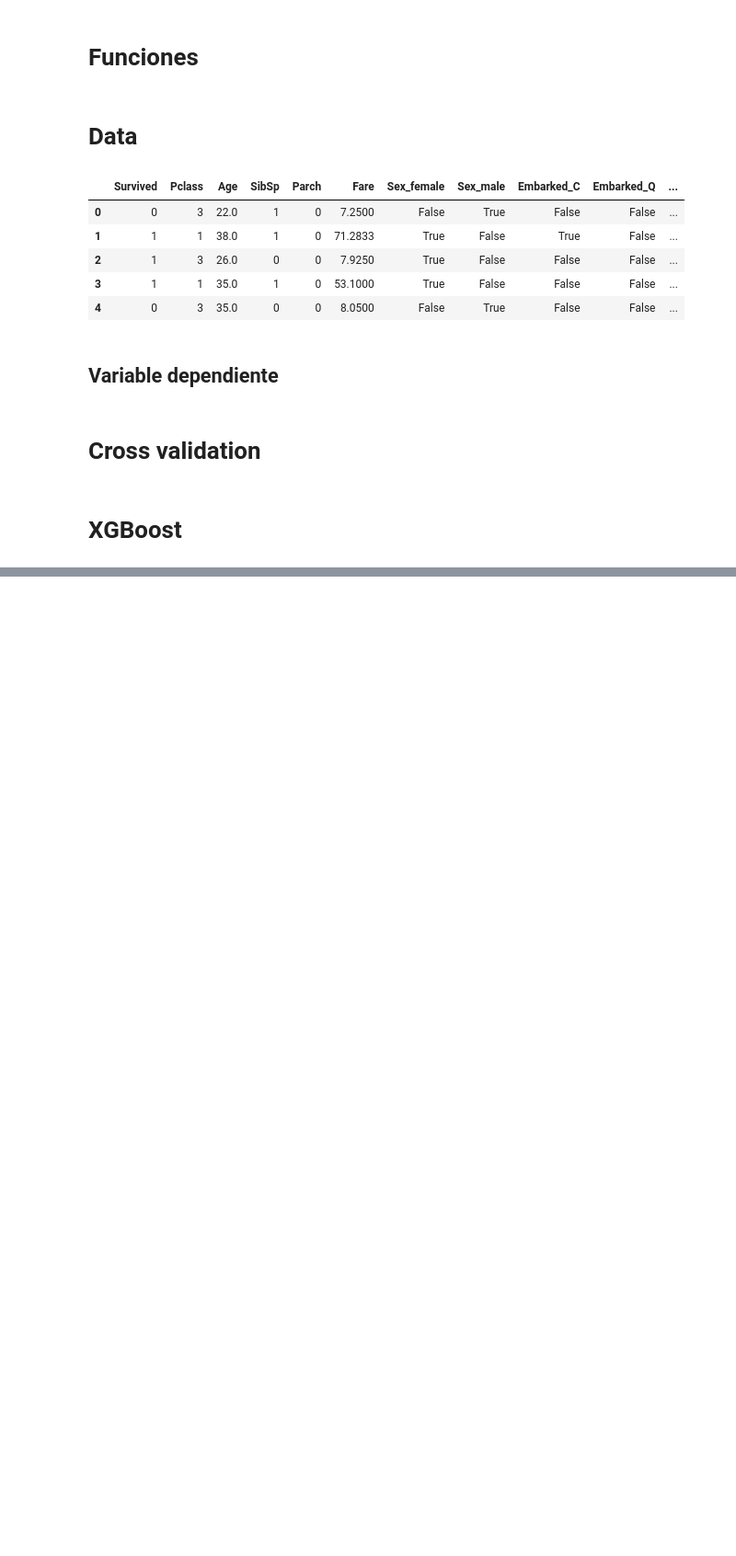
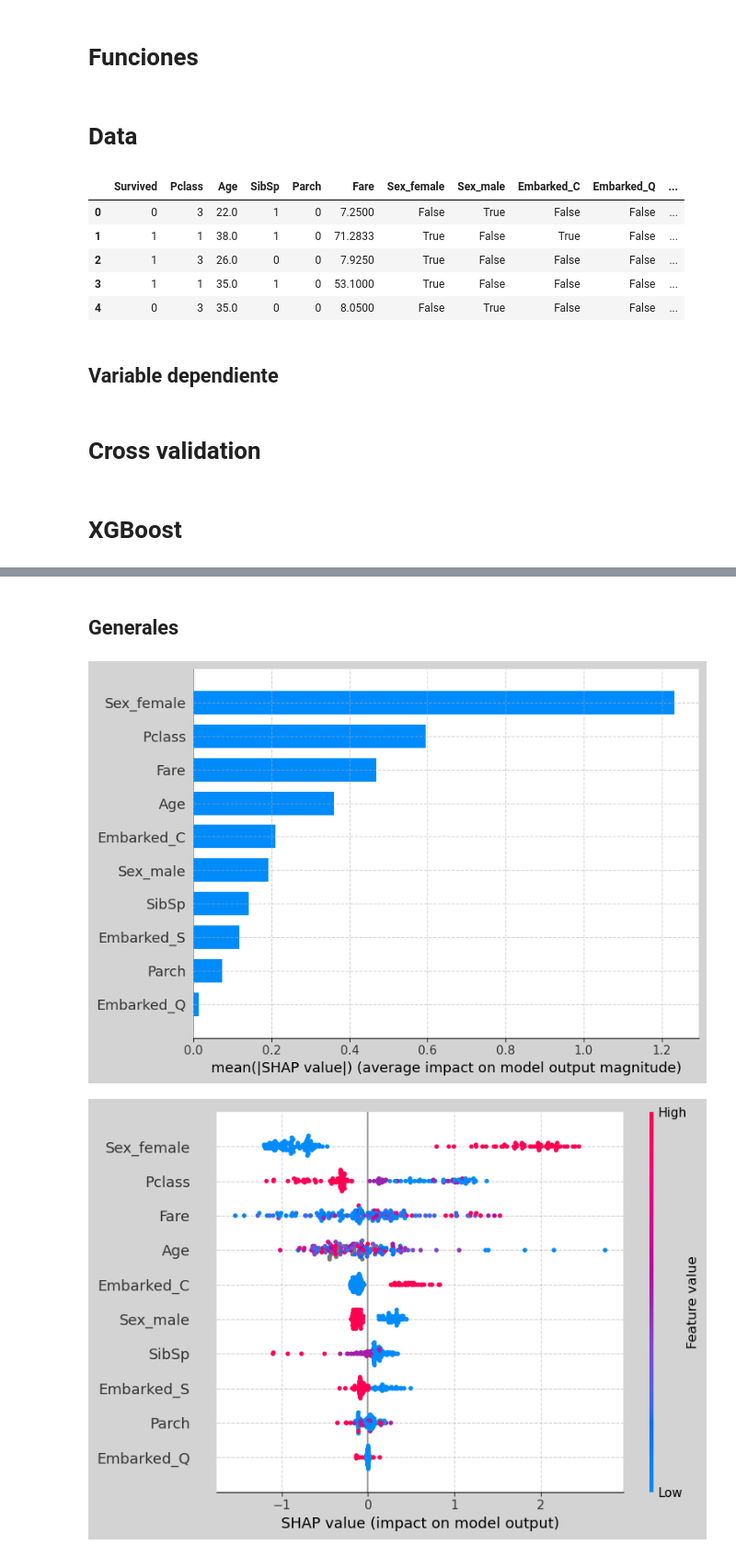
Before and after one commit to zayo1511/LabAprEst, a Jupyter notebook: Parcial4/TareaKMeans&Shap.ipynb, the cells around one changed output, grey strips where cells are left out. Shown at 92% size. Saved outputs shown, nothing was run; the diff lists cells and outputs as text; code cells hidden in the pictures; blank space fills up the shorter version.

```diff
--- a/Parcial4/TareaKMeans&Shap.ipynb
+++ b/Parcial4/TareaKMeans&Shap.ipynb
@@ -178,0 +245,7 @@ Gini: 0.7941
+# %% [markdown]
+## Generales
+# %%
+shap_plot(X_shap, shap_values, 10)
+# %% [output]
+[figure, added]
+[figure, added]
```
Also changed, not shown: parts of 14 cells of this notebook.
